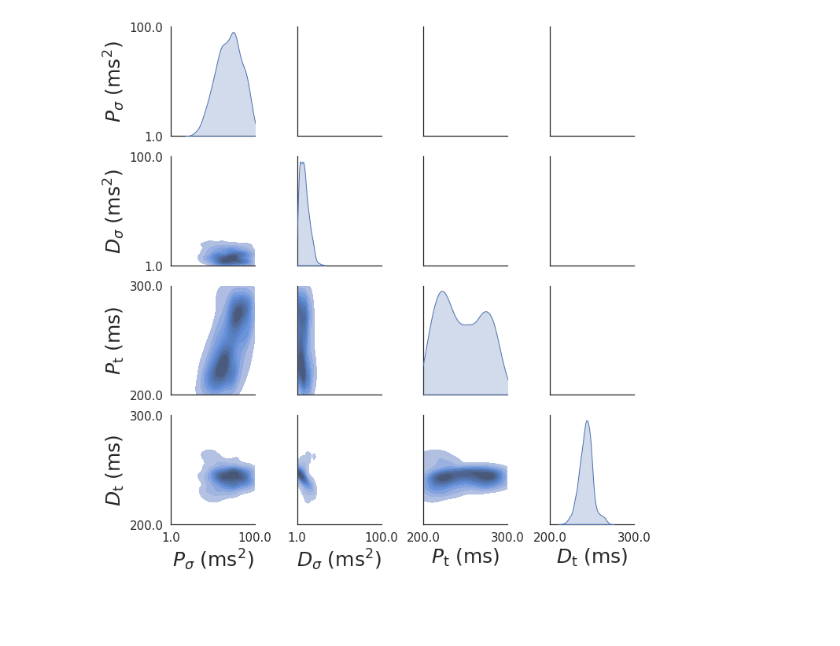
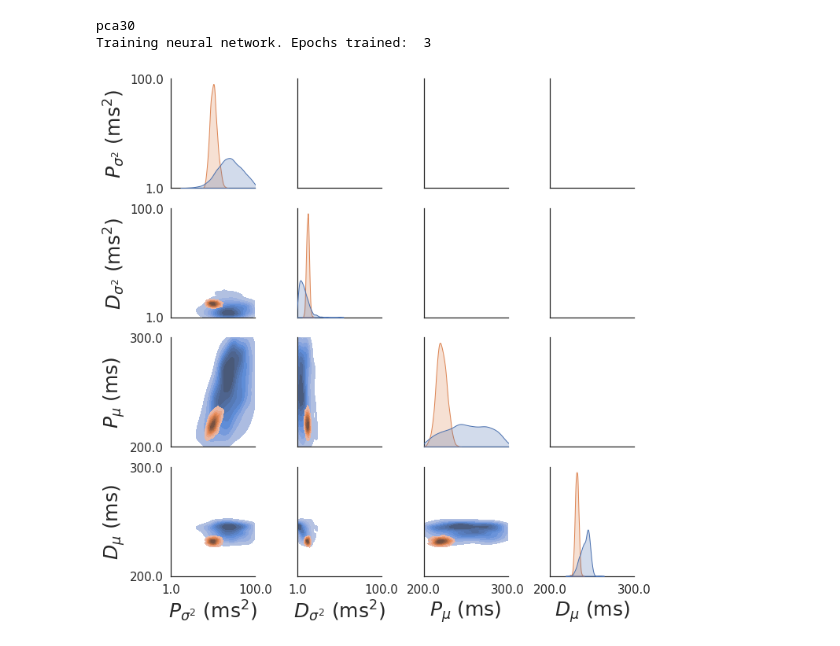
Before and after one commit to ntolley/hnn_sbi_cosyne2023, a Jupyter notebook: notebooks/filter_figure.ipynb, the cells around one changed output. Saved outputs shown, nothing was run; the diff lists cells and outputs as text; code cells hidden in the pictures; blank space fills up the shorter version.

Commit message:
Generate posterior plots from filtered prior

```diff
--- a/notebooks/filter_figure.ipynb
+++ b/notebooks/filter_figure.ipynb
@@ -46,0 +69,6 @@ with open(f'{data_path}/sbi_sims/prior_dict.pkl', 'rb') as output_file:
+# %%
+with open(f'{data_path}/flows/prior_filtered_flow_1.pkl', 'rb') as output_file:
+    state_dict = dill.load(output_file)
+
+prior = PriorBetaFiltered(parameters=list(prior_dict.keys()))
+prior.flow.load_state_dict(state_dict)
@@ -113,3 +153,44 @@ df = df_temp.iloc[:, 4:]
+# %%
+input_type_list = list(posterior_state_dicts.keys())
+input_type = input_type_list[0]
+print(input_type)
+
+posterior_dict = posterior_state_dicts[input_type]
+state_dict = posterior_dict['posterior']
+n_params = posterior_dict['n_params']
+n_sims = posterior_dict['n_sims']
+input_dict = posterior_dict['input_dict']
+
+embedding_net =  input_dict['embedding_func'](**input_dict['embedding_dict'])
+
+num_samples = 1000
+all_labels = list(prior_dict.keys())
+all_bounds = [param_dict['bounds'] for param_dict in prior_dict.values()]
+
+load_info = {'x_train': posterior_dict['input_dict']['feature_func'](dpl_orig),
+                 'x_cond': posterior_dict['input_dict']['feature_func'](dpl_filter[1,:].reshape(1,-1))}
+
+posterior = load_posterior(state_dict=state_dict,
+                               x_infer=torch.tensor(load_info['x_train'][:10,:]).float(),
+                               theta_infer=torch.tensor(theta_orig[:10,:]), prior=prior, embedding_net=embedding_net)
+
+posterior_samples = posterior.sample((num_samples,), x=torch.tensor(load_info['x_cond']))
+# %% [output]
+pca30
+Training neural network. Epochs trained:  3
+# %%
+theta_samples_transformed = linear_scale_array(theta_samples.numpy(), all_bounds)
+theta_df_dict = {name: theta_samples_transformed[:, idx] for idx, name in enumerate(all_labels)}
+theta_df = pd.DataFrame(theta_df_dict)
+theta_df = theta_df.iloc[:, 4:]
+
+posterior_samples_transformed = linear_scale_array(posterior_samples.numpy(), all_bounds, constrain_value=False)
+posterior_df_dict = {name: posterior_samples_transformed[:, idx] for idx, name in enumerate(all_labels)}
+posterior_df = pd.DataFrame(posterior_df_dict)
+posterior_df = posterior_df.iloc[:, 4:]
+# %%
+df = pd.concat([theta_df, posterior_df])
+df['cond'] = np.concatenate([np.repeat('Prior', num_samples), np.repeat('Posterior', num_samples)])
 # %%
 tick_dict = dict()
 nval_samples = 10
@@ -124,29 +205,29 @@ for p_idx, param_dict in enumerate(prior_dict.values()):
 # %%
 %matplotlib inline
 labelsize=25
 ticksize=15
 
-param_labels = ['$P_\sigma$ ($\mathrm{ms}^2$)', '$D_\sigma$ ($\mathrm{ms}^2$)', '$P_\mathrm{t}$ (ms)', '$D_\mathrm{t}$ (ms)']
+param_labels = ['$P_{\sigma^2}$ ($\mathrm{ms}^2$)', '$D_{\sigma^2}$ ($\mathrm{ms}^2$)', '$P_\mu$ (ms)', '$D_\mu$ (ms)']
 
 all_bounds = [param_dict['bounds'] for param_dict in prior_dict.values()][4:]
-g = sns.PairGrid(df, diag_sharey=False, corner=False)
-g.map_lower(sns.kdeplot, fill=True, color='C0')
-g.map_diag(sns.kdeplot, fill=True, color='C0')
+g = sns.PairGrid(df, diag_sharey=False, corner=False, hue='cond')
+g.map_lower(sns.kdeplot, fill=True, common_norm=False)
+g.map_diag(sns.kdeplot, fill=True)
 
 for idx in range(4):
     g.axes[idx, idx].set_xlim(all_bounds[idx])
     g.axes[idx, idx].set_ylim(all_bounds[idx])
 
     g.axes[idx,0].set_ylabel(param_labels[idx], fontsize=labelsize)
     g.axes[3,idx].set_xlabel(param_labels[idx], fontsize=labelsize)
 
 
     g.axes[idx, 0].set_yticks(tick_dict[f'p{idx+4}_tick_pos'])
     g.axes[3, idx].set_xticks(tick_dict[f'p{idx+4}_tick_pos'])
     g.axes[idx, 0].set_yticklabels(tick_dict[f'p{idx+4}_tick_labels'], fontsize=ticksize, rotation=0)
     g.axes[3, idx].set_xticklabels(tick_dict[f'p{idx+4}_tick_labels'], fontsize=ticksize, rotation=0)
 
 plt.tight_layout()
 plt.savefig('../figures/filtered_distribution.svg')
 # %% [output]
-[figure, old version]
+[figure, new version]
```
Also changed, not shown: parts of 9 cells of this notebook, 8 other files.
